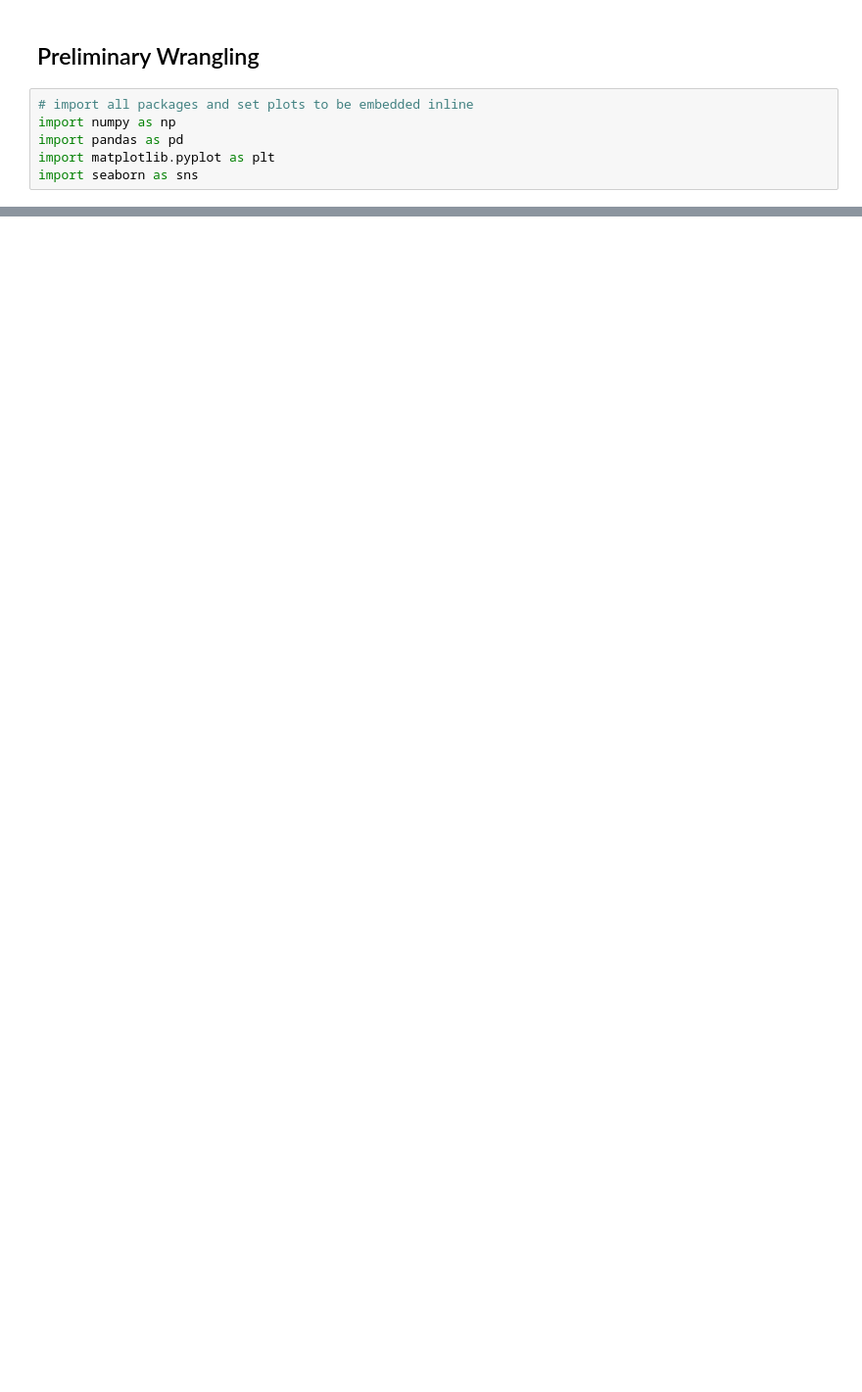
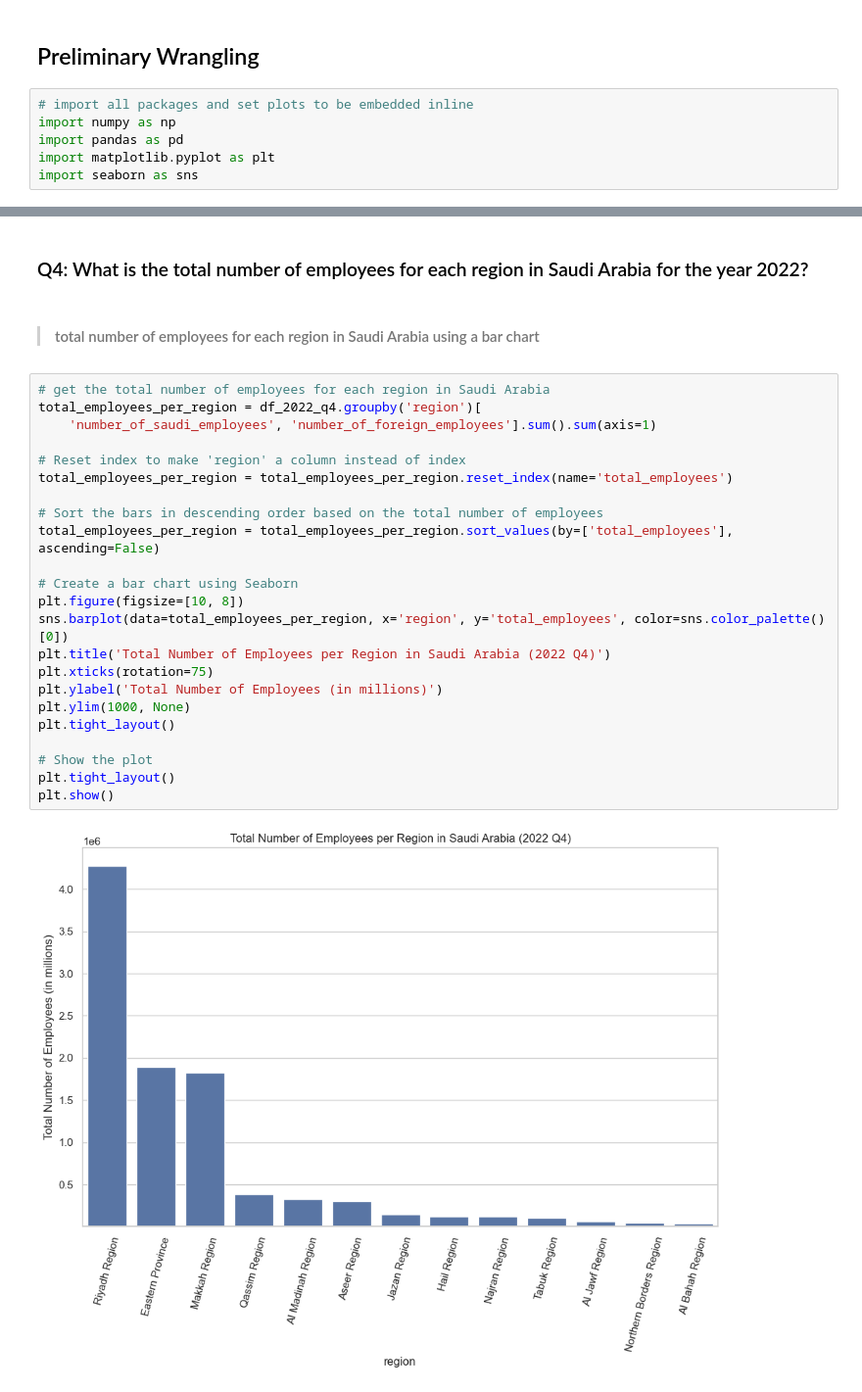
Before and after one commit to alsubaie-os/Udacity-Data-Analysis-Nanodegree, a Jupyter notebook: Communicate Data Findings/Part_I_exploration_template.ipynb, the cells around one changed output, grey strips where cells are left out. Shown at 98% size. Cells and saved outputs as stored; diff of their text form; blank space fills up the shorter version.

```diff
--- a/Communicate Data Findings/Part_I_exploration_template.ipynb
+++ b/Communicate Data Findings/Part_I_exploration_template.ipynb
@@ -95,0 +186,29 @@ your work in the previous sections.
+# %% [markdown]
+### Q4: What is the total number of employees for each region in Saudi Arabia for the year 2022?
+# %% [markdown]
+> #### total number of employees for each region in Saudi Arabia using a bar chart
+# %%
+# get the total number of employees for each region in Saudi Arabia
+total_employees_per_region = df_2022_q4.groupby('region')[
+    'number_of_saudi_employees', 'number_of_foreign_employees'].sum().sum(axis=1)
+
+# Reset index to make 'region' a column instead of index
+total_employees_per_region = total_employees_per_region.reset_index(name='total_employees')
+
+# Sort the bars in descending order based on the total number of employees
+total_employees_per_region = total_employees_per_region.sort_values(by=['total_employees'], ascending=False)
+
+# Create a bar chart using Seaborn
+plt.figure(figsize=[10, 8])
+sns.barplot(data=total_employees_per_region, x='region', y='total_employees', color=sns.color_palette()[0])
+plt.title('Total Number of Employees per Region in Saudi Arabia (2022 Q4)')
+plt.xticks(rotation=75)
+plt.ylabel('Total Number of Employees (in millions)')
+plt.ylim(1000, None)
+plt.tight_layout()
+
+# Show the plot
+plt.tight_layout()
+plt.show()
+# %% [output]
+[figure, added]
```
Also changed, not shown: parts of 50 cells of this notebook, 1 other file.
